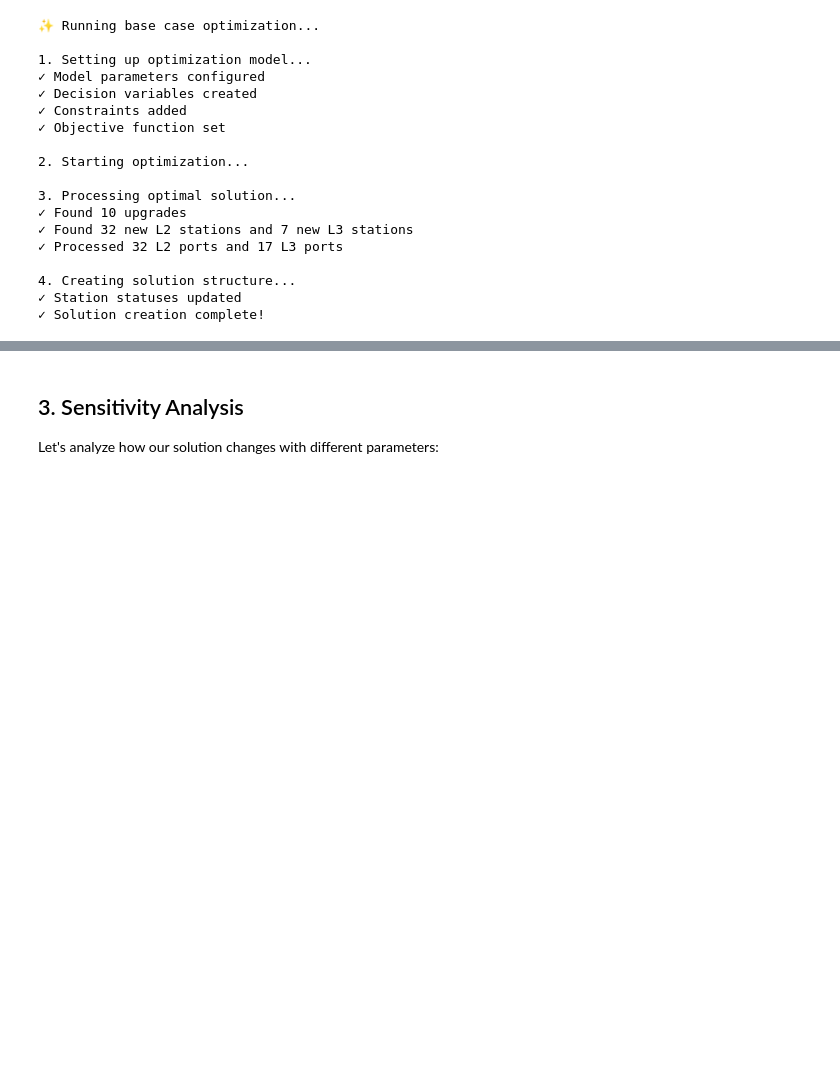
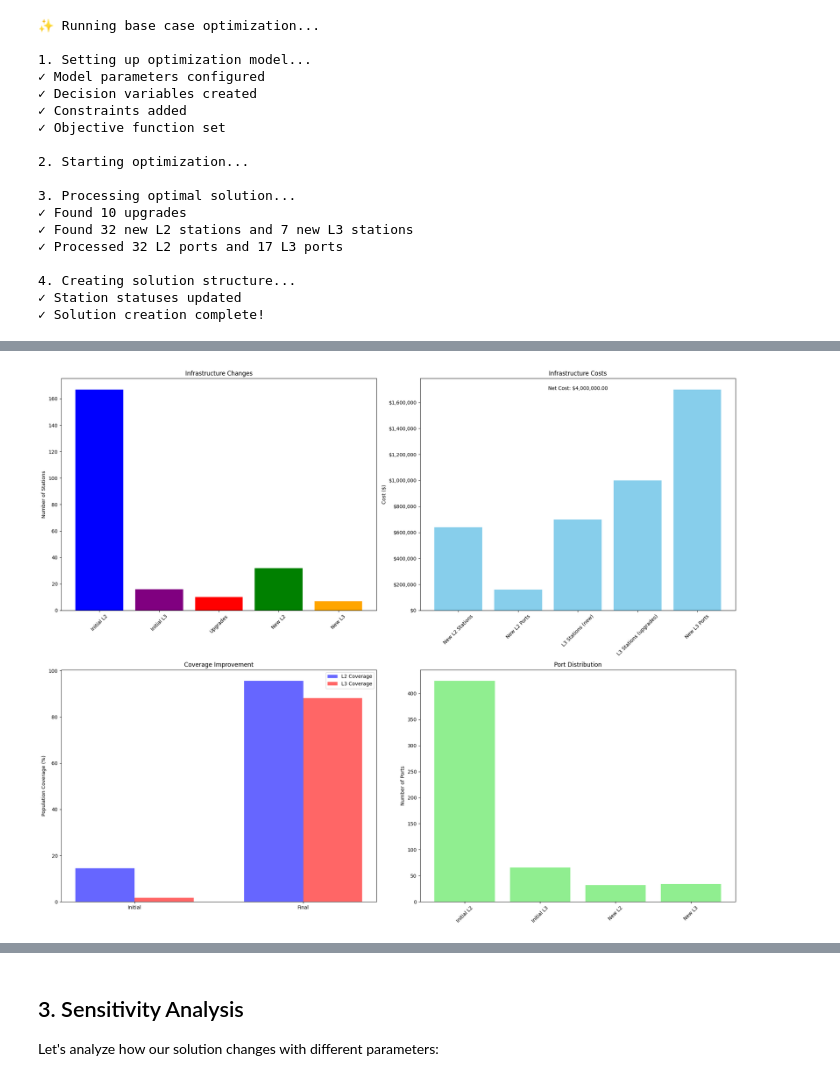
Before and after one commit to jaxendutta/kwc-ev-charging-network-opt, a Jupyter notebook: notebooks/05_optimization_model.ipynb, the cells around one changed output, grey strips where cells are left out. Saved outputs shown, nothing was run; the diff lists cells and outputs as text; code cells hidden in the pictures; blank space fills up the shorter version.

Commit message:
Streamlined output of results with dedicated functions + some code clean-up

```diff
--- a/notebooks/05_optimization_model.ipynb
+++ b/notebooks/05_optimization_model.ipynb
@@ -248,0 +181,6 @@ L3 Coverage: 1.8% → 88.2%
+# %%
+# Visualize optimization results
+solution_plot = plot_optimization_results(solution, base_config)
+display(solution_plot)
+# %% [output]
+[figure, added]
```
Also changed, not shown: parts of 11 cells of this notebook, 6 other files.
